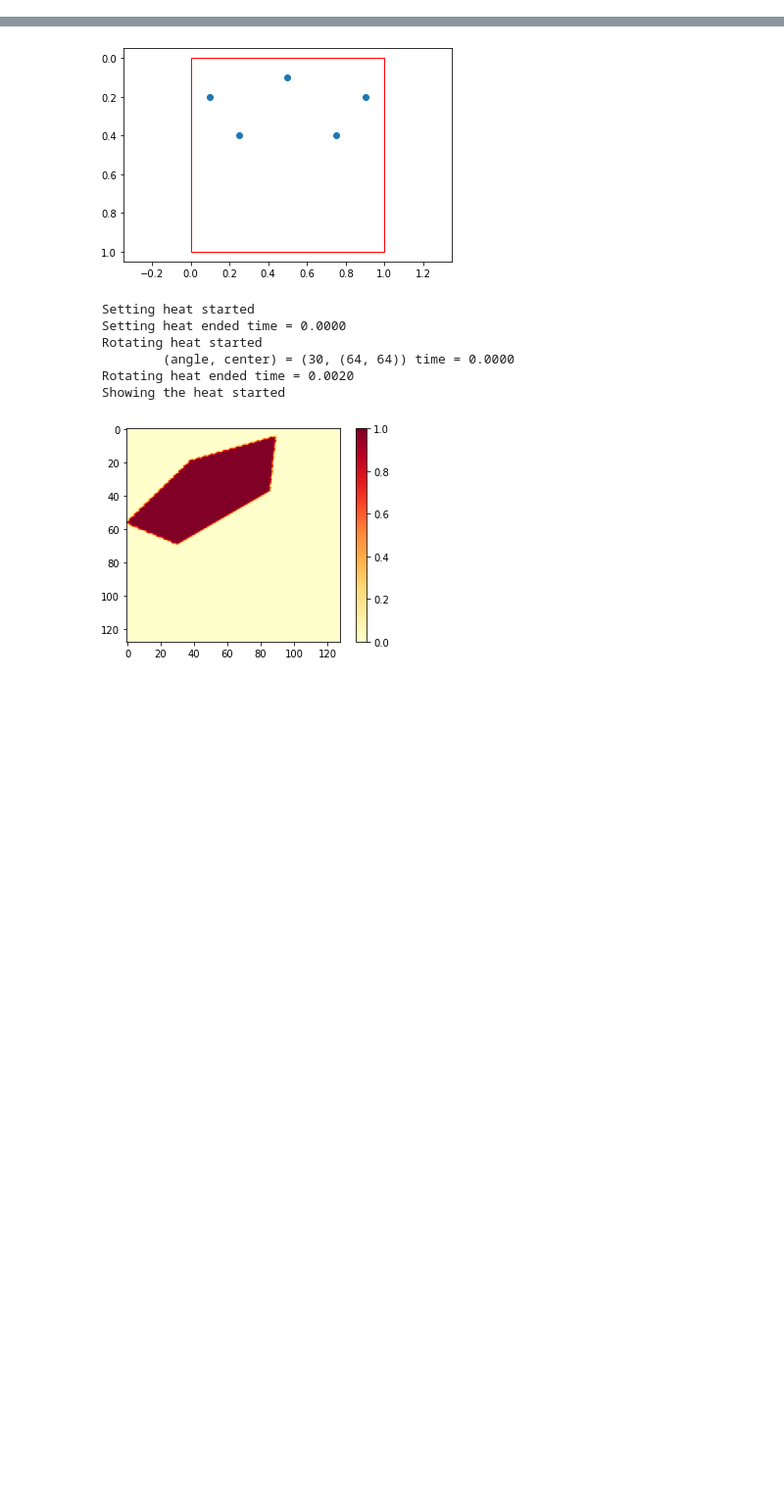
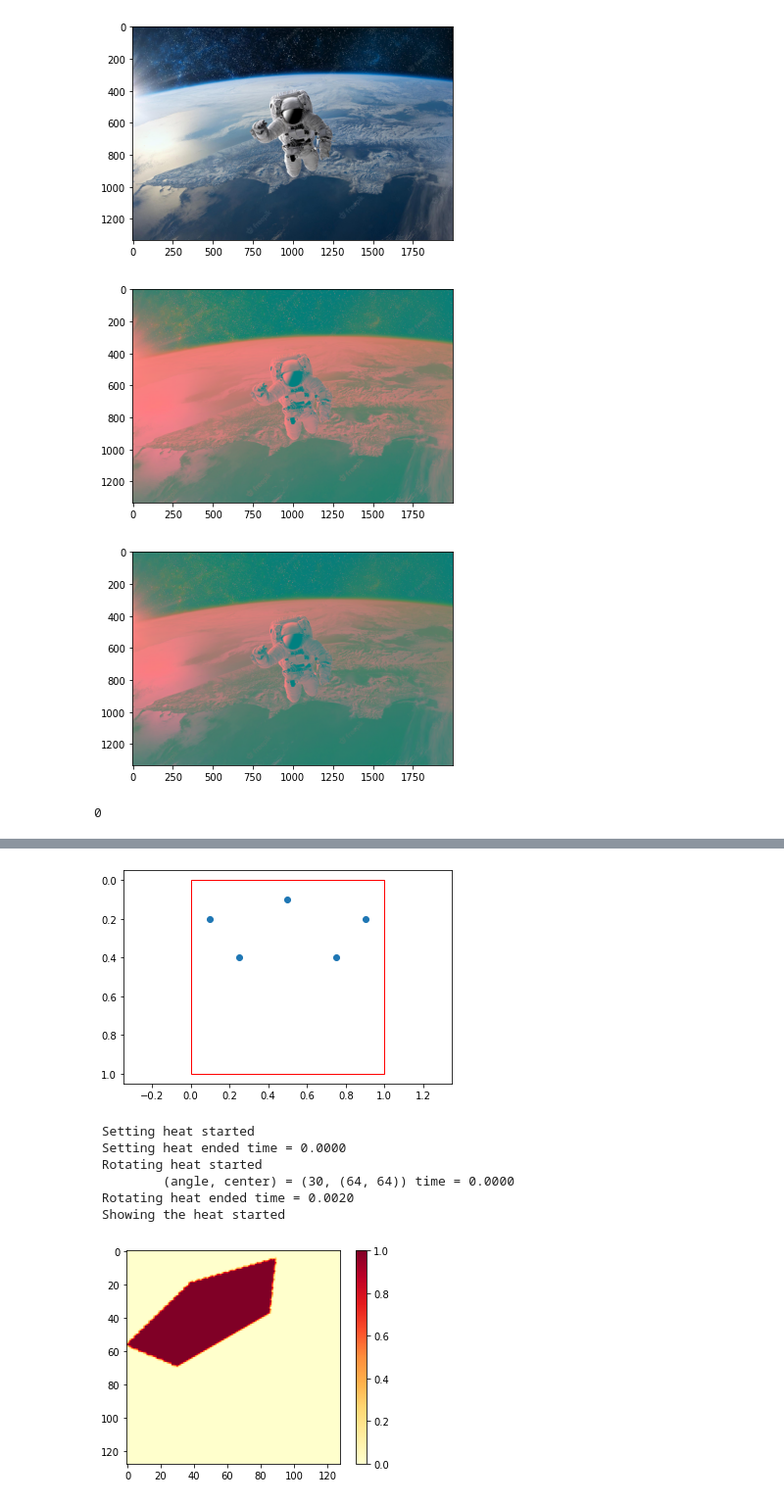
Before and after one commit to bateni1380/landpy, a Jupyter notebook: CodeFlow.ipynb, the cells around one changed output, grey strips where cells are left out. Shown at 98% size. Saved outputs shown, nothing was run; the diff lists cells and outputs as text; code cells hidden in the pictures; blank space fills up the shorter version.

Commit message:
Histogram equalization completed.

```diff
--- a/CodeFlow.ipynb
+++ b/CodeFlow.ipynb
@@ -10,0 +12,44 @@ import matplotlib.pylab as plt
+# %%
+def histogram_equalization(image):
+    lab_image = cv2.cvtColor(image, cv2.COLOR_RGB2Lab)
+    l_channel, a_channel, b_channel = cv2.split(lab_image)
+    equ_l_channel = cv2.equalizeHist(l_channel)
+    equ_lab_image = cv2.merge((equ_l_channel, a_channel, b_channel))
+    #equalized_image = cv2.cvtColor(equ_lab_image, cv2.COLOR_Lab2RGB)
+    return equ_lab_image, lab_image
+
+def histogram_equalization_back(equalized_image, original_image):
+    # Convert images to Lab color space
+    #equ_lab_image = cv2.cvtColor(equalized_image, cv2.COLOR_RGB2Lab)
+    original_lab_image = cv2.cvtColor(original_image, cv2.COLOR_RGB2Lab)
+
+    # Split the Lab image channels
+    equ_l_channel, a_channel, b_channel = cv2.split(equalized_image)
+    original_l_channel, _, _ = cv2.split(original_lab_image)
+
+    # Merge the equalized L channel with the original A and B channels
+    back_lab_image = cv2.merge((original_l_channel, a_channel, b_channel))
+
+    # Convert image back to BGR color space
+    #back_image = cv2.cvtColor(back_lab_image, cv2.COLOR_Lab2RGB)
+
+    return back_lab_image
+
+original_image = np.array(Image.open('test.jpg').convert('RGB'))
+plt.imshow(original_image)
+plt.show()
+
+equalized_image, lab_image = histogram_equalization(original_image)
+plt.imshow(equalized_image)
+plt.show()
+
+image3 = histogram_equalization_back(equalized_image, original_image)
+plt.imshow(image3)
+plt.show()
+
+np.sum(np.abs(image3-lab_image))
+# %% [output]
+[figure, added]
+[figure, added]
+[figure, added]
+0
```
Also changed, not shown: parts of 5 cells of this notebook, 2 other files.
